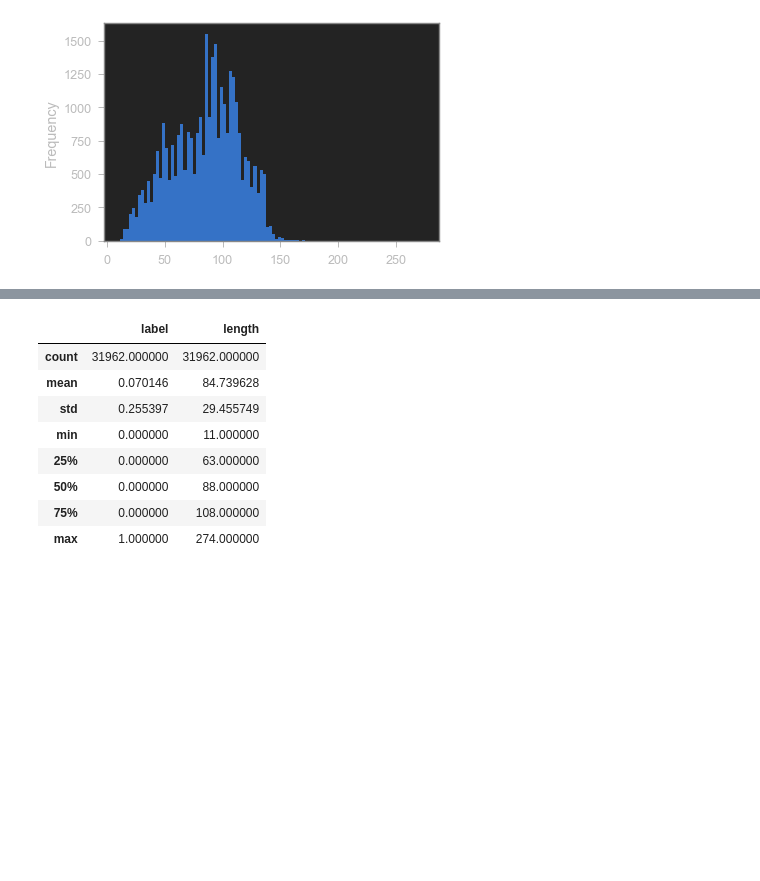
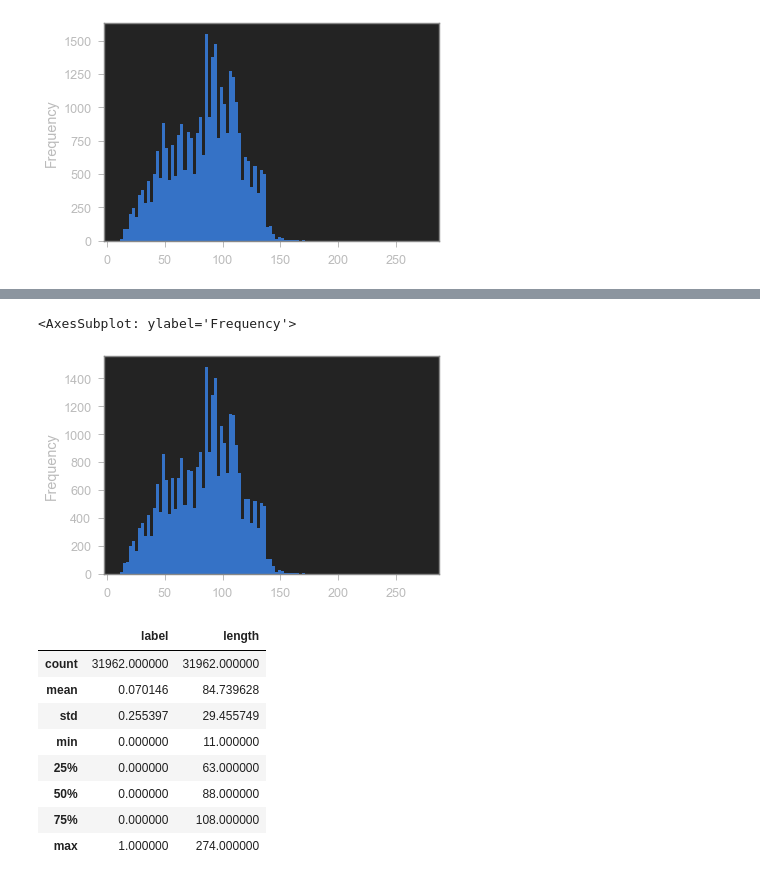
Before and after one commit to siddhardh-7/Twitter_Sentiment_Analysis, a Jupyter notebook: Twitter_Sentiment_Analysis.ipynb, the cells around one changed output, grey strips where cells are left out. Saved outputs shown, nothing was run; the diff lists cells and outputs as text; code cells hidden in the pictures; blank space fills up the shorter version.

```diff
--- a/Twitter_Sentiment_Analysis.ipynb
+++ b/Twitter_Sentiment_Analysis.ipynb
@@ -84,3 +89,8 @@ twitter_df['length'].plot.hist(bins=100)
+# %%
+positive_df['length'].plot.hist(bins=100)
+# %% [output]
+<AxesSubplot: ylabel='Frequency'>
+[figure, added]
 # %%
 twitter_df.describe()
 # %% [output]
```
Also changed, not shown: parts of 1 cell of this notebook.
